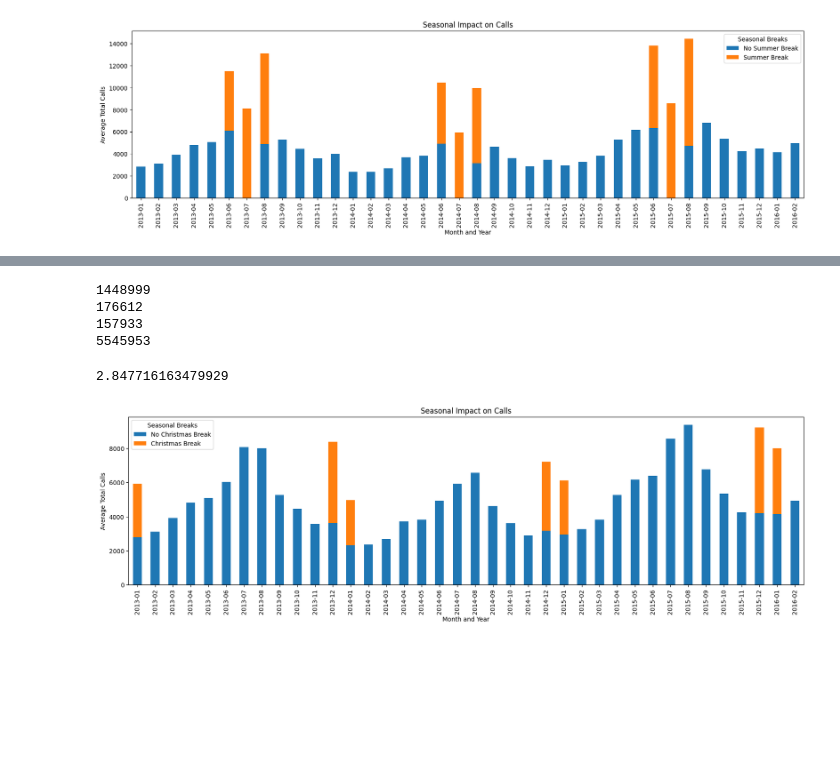
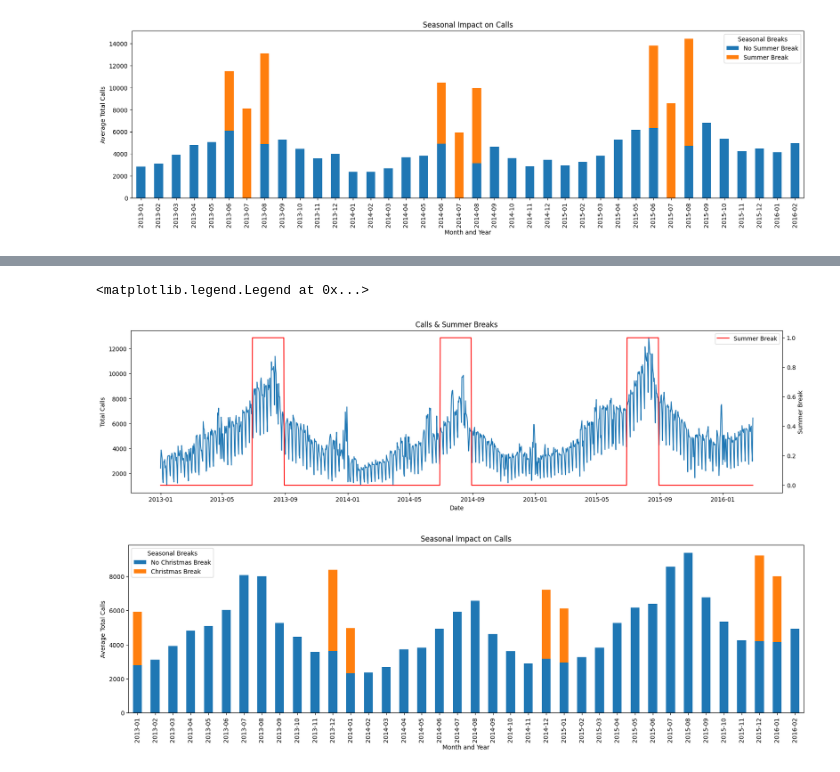
Before and after one commit to Thanesh-Ravindran/call-volume-forecast, a Jupyter notebook: notebooks/01_eda.ipynb, the cells around one changed output, grey strips where cells are left out. Saved outputs shown, nothing was run; the diff lists cells and outputs as text; code cells hidden in the pictures; blank space fills up the shorter version.

```diff
--- a/notebooks/01_eda.ipynb
+++ b/notebooks/01_eda.ipynb
@@ -515,18 +515,25 @@ plt.show()
+# %%
+# seasonal impact: special
+fig, ax1 = plt.subplots(figsize=(20, 5))
+plt.title('Calls & Summer Breaks')
+
+ax1.plot(data_calls_reservations_merge_02["date"], data_calls_reservations_merge_02["calls"])
+ax1.set_xlabel('Date')
+ax1.set_ylabel('Total Calls')
+
+ax2 = ax1.twinx()
+ax2.plot(data_calls_reservations_merge_02['date'], data_calls_reservations_merge_02['summer_break'], color='red')
+ax2.set_ylabel('Summer Break')
+ax2.legend(labels=['Summer Break'], loc='upper right')
+# %% [output]
+<matplotlib.legend.Legend at 0x...>
+[figure, added]
 # %%
-print(data_calls_reservations_merge_02[data_calls_reservations_merge_02.summer_break==1].calls.sum())
-print(data_calls_reservations_merge_02[data_calls_reservations_merge_02.christmas_break==1].calls.sum())
-print(data_calls_reservations_merge_02[data_calls_reservations_merge_02.special_day==1].calls.sum())
+# print(data_calls_reservations_merge_02[data_calls_reservations_merge_02.summer_break==1].calls.sum())
+# print(data_calls_reservations_merge_02[data_calls_reservations_merge_02.christmas_break==1].calls.sum())
+# print(data_calls_reservations_merge_02[data_calls_reservations_merge_02.special_day==1].calls.sum())
 
-print(data_calls_reservations_merge_02.calls.sum())
+# print(data_calls_reservations_merge_02.calls.sum())
-# %% [output]
-1448999
-176612
-157933
-5545953
-# %%
-(157933/5545953)*100
-# %% [output]
-2.847716163479929
 # %%
 # seasonal impact: christmas
 seasonal_impact_christmas = pd.pivot_table(data_calls_reservations_merge_02, values='calls', index=['month_year'], columns=['christmas_break'], aggfunc='mean')
```
Also changed, not shown: parts of 27 cells of this notebook, 3 other files.
